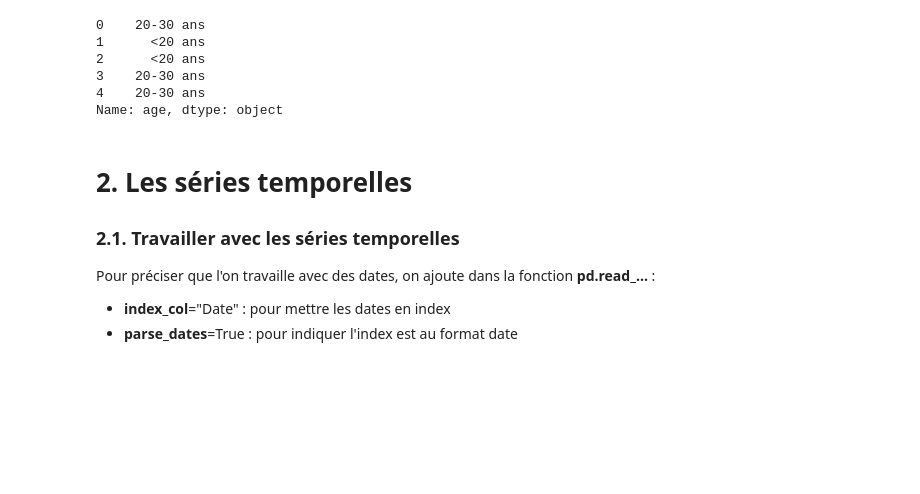
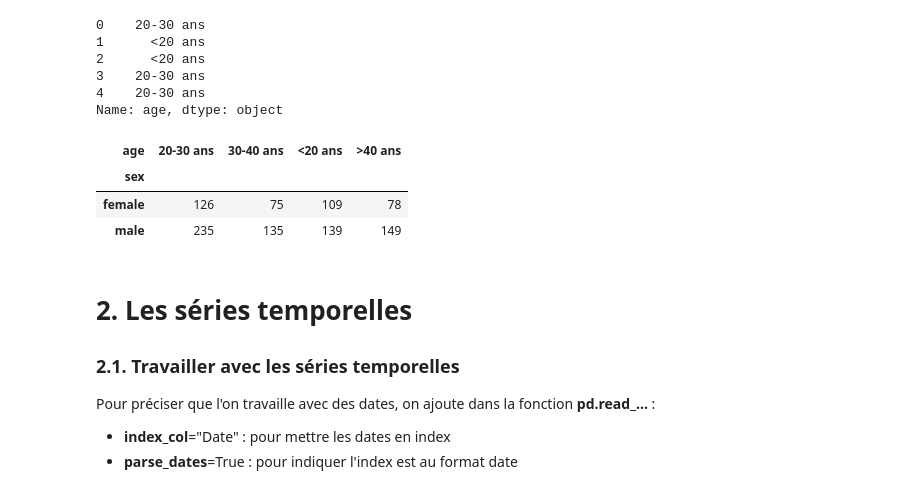
Before and after one commit to ThibDelo/Python_Documentation, a Jupyter notebook: Python_Pandas.ipynb, the cells around one changed output. Saved outputs shown, nothing was run; the diff lists cells and outputs as text; code cells hidden in the pictures; blank space fills up the shorter version.

```diff
--- a/Python_Pandas.ipynb
+++ b/Python_Pandas.ipynb
@@ -165,6 +169,13 @@ data["age"].map(categories_ages).head()
 3    20-30 ans
 4    20-30 ans
 Name: age, dtype: object
+# %%
+pd.crosstab(index=data['sex'], columns=data['age'].map(categories_ages))
+# %% [output]
+| age | 20-30 ans | 30-40 ans | <20 ans | >40 ans |
+| sex |  |  |  |  |
+| female | 126 | 75 | 109 | 78 |
+| male | 235 | 135 | 139 | 149 |
 # %% [markdown]
 # 2. Les séries temporelles <a class="anchor" id="2"></a>
 ### 2.1. Travailler avec les séries temporelles <a class="anchor" id="2.1"></a>
```
Also changed, not shown: parts of 2 cells of this notebook.
